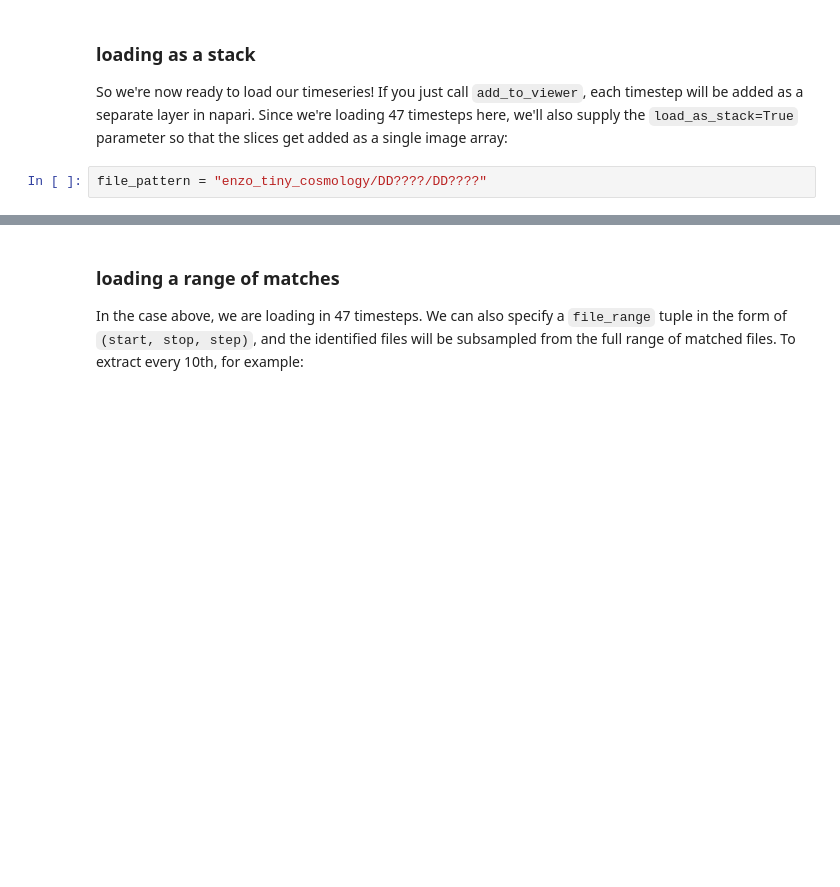
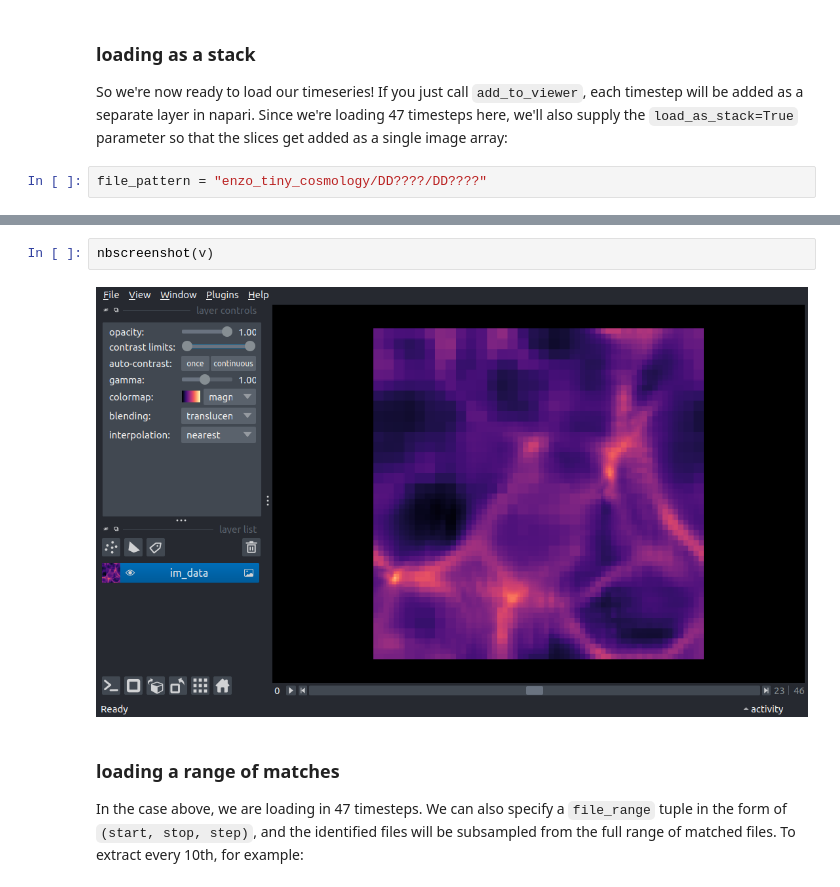
Before and after one commit to data-exp-lab/yt-napari, a Jupyter notebook: docs/examples/ytnapari_scene_04_timeseries.ipynb, the cells around one changed output, grey strips where cells are left out. Cells and saved outputs as stored; diff of their text form; blank space fills up the shorter version.

```diff
--- a/docs/examples/ytnapari_scene_04_timeseries.ipynb
+++ b/docs/examples/ytnapari_scene_04_timeseries.ipynb
@@ -158,3 +158,7 @@ Wall time: 1min 42s
+# %%
+nbscreenshot(v)
+# %% [output]
+[figure, added]
 # %% [markdown]
 ### loading a range of matches
 
```
Also changed, not shown: parts of 29 cells of this notebook, 2 other files.
